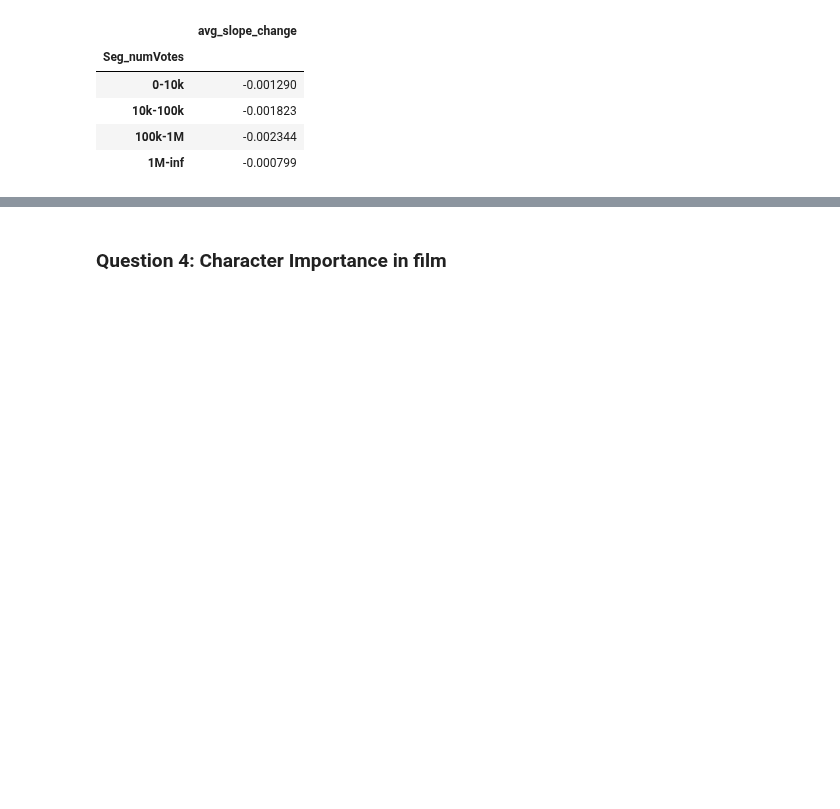
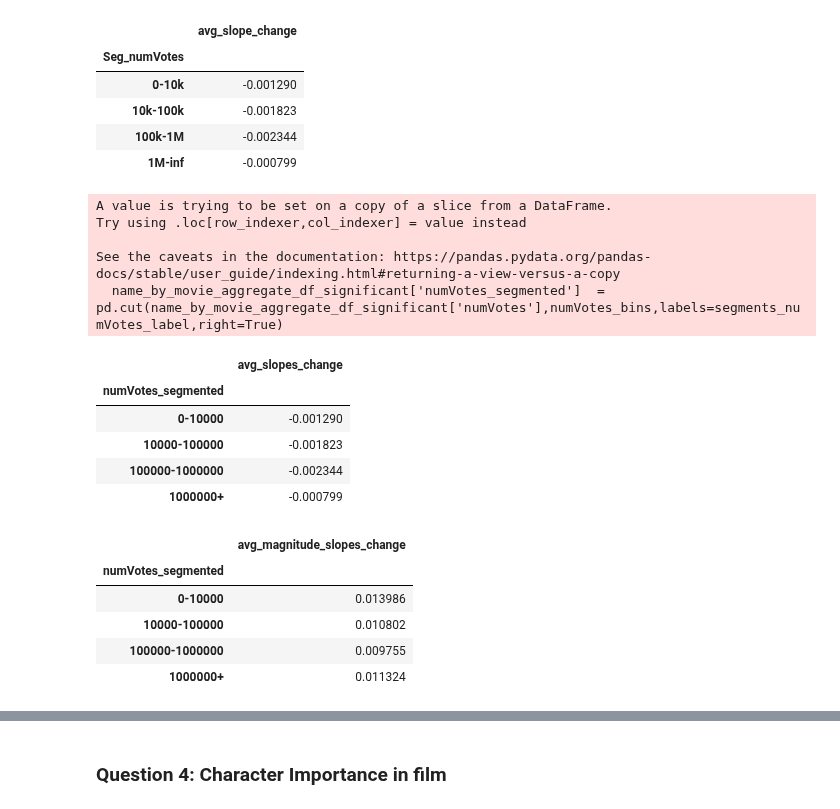
Before and after one commit to epfl-ada/ada-2023-project-abadakor, a Jupyter notebook: parallel_questions.ipynb, the cells around one changed output, grey strips where cells are left out. Saved outputs shown, nothing was run; the diff lists cells and outputs as text; code cells hidden in the pictures; blank space fills up the shorter version.

```diff
--- a/parallel_questions.ipynb
+++ b/parallel_questions.ipynb
@@ -445,3 +445,40 @@ display(results)
 | 10k-100k | -0.001823 |
 | 100k-1M | -0.002344 |
 | 1M-inf | -0.000799 |
+# %%
+name_by_movie_aggregate_df_significant = name_by_movie_aggregate_df[name_by_movie_aggregate_df['p_value'] < 0.1]
+
+#We segment the data frame according to the number of votes
+
+##Calculate the average cahnge of slopes for the different number of vote segments
+
+numVotes_bins = [0,10000,100000,1000000,np.inf]
+segments_numVotes_label = ['0-10000','10000-100000','100000-1000000','1000000+']
+name_by_movie_aggregate_df_significant['numVotes_segmented']  = pd.cut(name_by_movie_aggregate_df_significant['numVotes'],numVotes_bins,labels=segments_numVotes_label,right=True)
+
+avg_slopes_numVotes = name_by_movie_aggregate_df_significant.groupby('numVotes_segmented')[['slope_change']].mean()
+avg_slopes_numVotes.rename(columns={'slope_change': 'avg_slopes_change'},inplace=True)
+
+display(avg_slopes_numVotes) #Average slope change per segment
+
+avg_magnitude_slopes_change_numVotes = name_by_movie_aggregate_df_significant.groupby('numVotes_segmented')[['slope_change']].apply(lambda x: x.abs().mean())
+avg_magnitude_slopes_change_numVotes.rename(columns={'slope_change': 'avg_magnitude_slopes_change'},inplace=True)
+display(avg_magnitude_slopes_change) #Average of the magnitude of the slope change
+# %% [output]
+A value is trying to be set on a copy of a slice from a DataFrame.
+Try using .loc[row_indexer,col_indexer] = value instead
+
+See the caveats in the documentation: https://pandas.pydata.org/pandas-docs/stable/user_guide/indexing.html#returning-a-view-versus-a-copy
+  name_by_movie_aggregate_df_significant['numVotes_segmented']  = pd.cut(name_by_movie_aggregate_df_significant['numVotes'],numVotes_bins,labels=segments_numVotes_label,right=True)
+|  | avg_slopes_change |
+| numVotes_segmented |  |
+| 0-10000 | -0.001290 |
+| 10000-100000 | -0.001823 |
+| 100000-1000000 | -0.002344 |
+| 1000000+ | -0.000799 |
+|  | avg_magnitude_slopes_change |
+| numVotes_segmented |  |
+| 0-10000 | 0.013986 |
+| 10000-100000 | 0.010802 |
+| 100000-1000000 | 0.009755 |
+| 1000000+ | 0.011324 |
```
Also changed, not shown: parts of 1 cell of this notebook.
